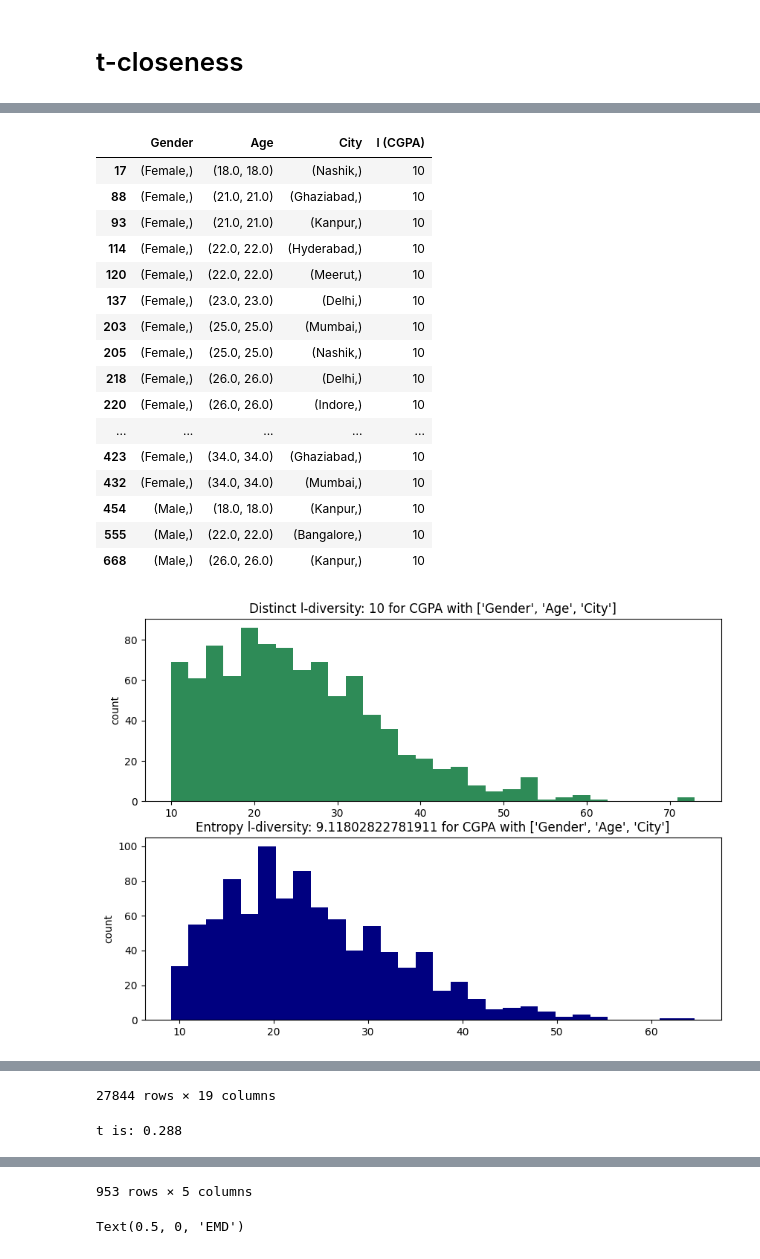
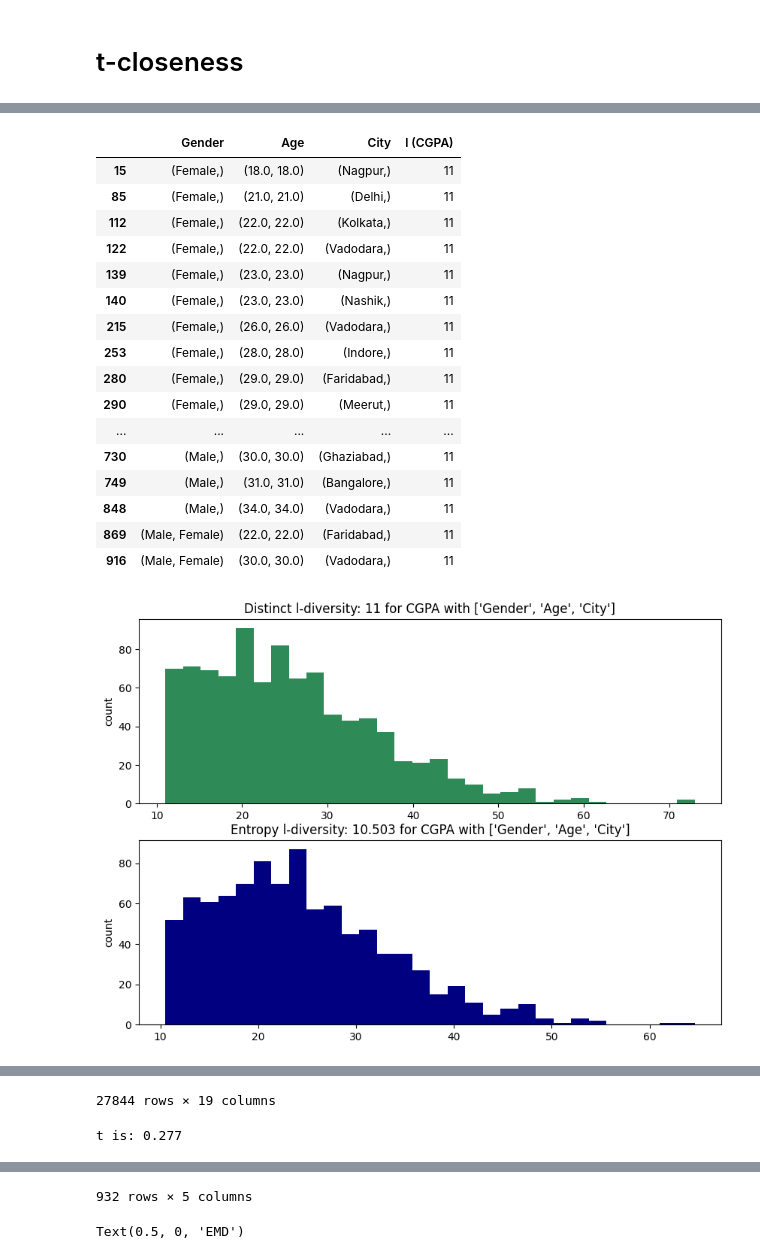
Before and after one commit to KJWesthoff/233LabTaskForce, a Jupyter notebook: final/student_depression.ipynb, the cells around one changed output, grey strips where cells are left out. Drawn from its saved outputs; the diff is of its cells as text; code cells hidden in the pictures.

```diff
--- a/final/student_depression.ipynb
+++ b/final/student_depression.ipynb
@@ -346,7 +346,7 @@ def l_div_report(df, qID, sensAttrs):
 
       ax2 = fig.add_subplot(212)
       ax2.hist(df_entropy_l[entropy_column_name], bins=bins, color = 'navy')
-      ax2.set_title(f"Entropy l-diversity: {entropy_l} for {sensAttr} with {qID}")
+      ax2.set_title(f"Entropy l-diversity: {entropy_l:.3f} for {sensAttr} with {qID}")
       ax2.set_ylabel('count')
       plt.show()
 
@@ -721,7 +731,7 @@ Text(0.5, 0, 'EMD')
 # %%
 
 s = 'CGPA'
-desired_l = 10
+desired_l = 11
 sensAttrs = {'CGPA':10}
 
 generalized_df, boundaries = Mondrian_l_diversity(df, qID, s, desired_l, Mondrian_choose_dim_highest_distinct, Mondrian_choose_cut_first_split_l_diversity)
@@ -755,49 +765,49 @@ t_equivalence_classes = EC_EMD_reset.merge(EC_sizes[['Gender', 'Age', 'City', 'c
 print(f"t is: {tt:.3f}")
 display(t_equivalence_classes)
 
 
 
 
 ## Plots
 
 ## Plot the data grade distribution
 # Reindex according to desired order
 fig = plt.figure(figsize=(10, 7))
 ax1 = fig.add_subplot(311)
 ax1.set_title(f"CGPA scores table t={tt:.3f}")
 ax1.set_ylabel('entires count')
 generalized_df['CGPA_binned'].hist(ax=ax1)
 
 ax2 = fig.add_subplot(312)
 t_equivalence_classes['EMD'].hist(bins = 100, ax=ax2)
 ax2.set_ylabel(f'count/bin ({len(t_equivalence_classes)} EC`s)')
 #ax2.set_xlabel('EMD')
 
 
 ax3 = fig.add_subplot(313)
 ax3.plot(t_equivalence_classes['EMD'],t_equivalence_classes['count'], '.')
 ax3.set_ylabel(f'EC size')
 ax3.grid('on')
 ax3.set_xlabel('EMD')
 # %% [output]
 |  | Gender | Age | City | l (CGPA) |
-| 17 | (Female,) | (18.0, 18.0) | (Nashik,) | 10 |
-| 88 | (Female,) | (21.0, 21.0) | (Ghaziabad,) | 10 |
-| 93 | (Female,) | (21.0, 21.0) | (Kanpur,) | 10 |
-| 114 | (Female,) | (22.0, 22.0) | (Hyderabad,) | 10 |
-| 120 | (Female,) | (22.0, 22.0) | (Meerut,) | 10 |
-| 137 | (Female,) | (23.0, 23.0) | (Delhi,) | 10 |
-| 203 | (Female,) | (25.0, 25.0) | (Mumbai,) | 10 |
-| 205 | (Female,) | (25.0, 25.0) | (Nashik,) | 10 |
-| 218 | (Female,) | (26.0, 26.0) | (Delhi,) | 10 |
-| 220 | (Female,) | (26.0, 26.0) | (Indore,) | 10 |
+| 15 | (Female,) | (18.0, 18.0) | (Nagpur,) | 11 |
+| 85 | (Female,) | (21.0, 21.0) | (Delhi,) | 11 |
+| 112 | (Female,) | (22.0, 22.0) | (Kolkata,) | 11 |
+| 122 | (Female,) | (22.0, 22.0) | (Vadodara,) | 11 |
+| 139 | (Female,) | (23.0, 23.0) | (Nagpur,) | 11 |
+| 140 | (Female,) | (23.0, 23.0) | (Nashik,) | 11 |
+| 215 | (Female,) | (26.0, 26.0) | (Vadodara,) | 11 |
+| 253 | (Female,) | (28.0, 28.0) | (Indore,) | 11 |
+| 280 | (Female,) | (29.0, 29.0) | (Faridabad,) | 11 |
+| 290 | (Female,) | (29.0, 29.0) | (Meerut,) | 11 |
 | ... | ... | ... | ... | ... |
-| 423 | (Female,) | (34.0, 34.0) | (Ghaziabad,) | 10 |
-| 432 | (Female,) | (34.0, 34.0) | (Mumbai,) | 10 |
-| 454 | (Male,) | (18.0, 18.0) | (Kanpur,) | 10 |
-| 555 | (Male,) | (22.0, 22.0) | (Bangalore,) | 10 |
-| 668 | (Male,) | (26.0, 26.0) | (Kanpur,) | 10 |
+| 730 | (Male,) | (30.0, 30.0) | (Ghaziabad,) | 11 |
+| 749 | (Male,) | (31.0, 31.0) | (Bangalore,) | 11 |
+| 848 | (Male,) | (34.0, 34.0) | (Vadodara,) | 11 |
+| 869 | (Male, Female) | (22.0, 22.0) | (Faridabad,) | 11 |
+| 916 | (Male, Female) | (30.0, 30.0) | (Vadodara,) | 11 |
-[figure, old version]
+[figure, new version]
 |  | id | Gender | Age | City | Profession | Academic Pressure | Work Pressure | CGPA | ... |
 | 0 | 19051 | (Female,) | (18.0, 18.0) | (Agra,) | Student | 3.0 | 0.0 | 6.03 | ... |
 | 1 | 23427 | (Female,) | (18.0, 18.0) | (Agra,) | Student | 4.0 | 0.0 | 7.53 | ... |
@@ -811,7 +821,7 @@ ax3.set_xlabel('EMD')
 | 27842 | 133141 | (Male, Female) | (32.0, 32.0) | (Varanasi,) | Student | 4.0 | 0.0 | 5.32 | ... |
 | 27843 | 134874 | (Male, Female) | (32.0, 32.0) | (Varanasi,) | Student | 3.0 | 0.0 | 5.16 | ... |
 27844 rows × 19 columns
-t is: 0.288
+t is: 0.277
 |  | Gender | Age | City | EMD | count |
 | 0 | (Female,) | (18.0, 18.0) | (Agra,) | 0.277409 | 17 |
 | 1 | (Female,) | (18.0, 18.0) | (Ahmedabad,) | 0.114945 | 21 |
@@ -827,2 +837,2 @@ t is: 0.288
-953 rows × 5 columns
+932 rows × 5 columns
 Text(0.5, 0, 'EMD')
```
Also changed, not shown: parts of 7 cells of this notebook.
